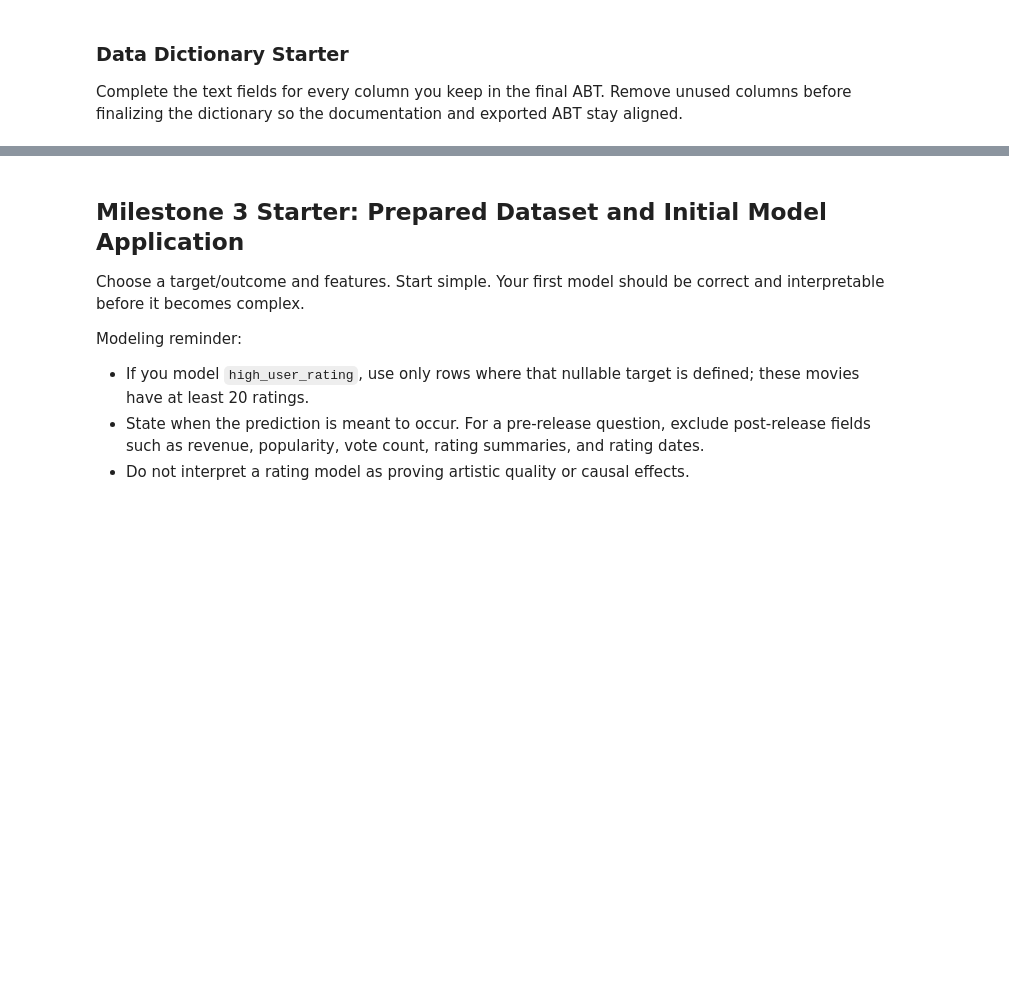
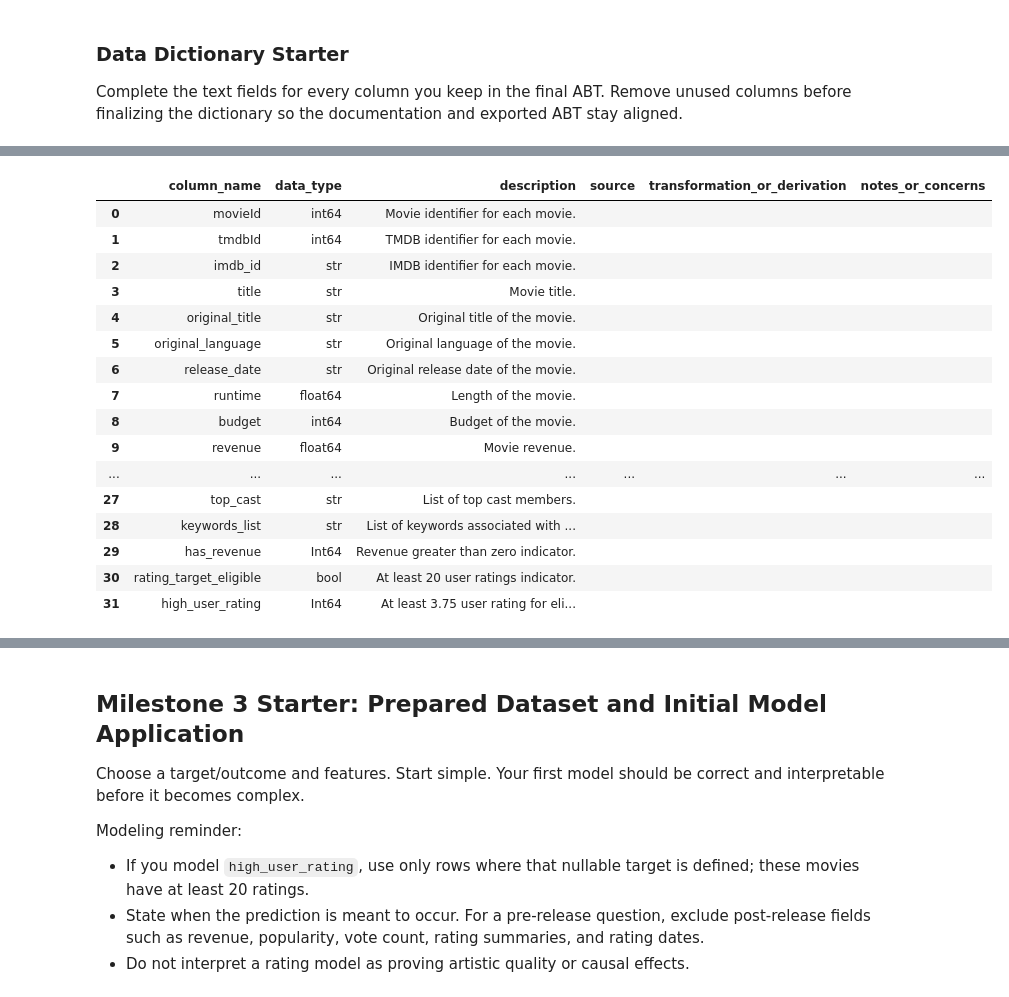
Before and after one commit to ovallemark/ban6003-project-option-1-movies, a Jupyter notebook: notebooks/movies_project_starter.ipynb, the cells around one changed output, grey strips where cells are left out. Drawn from its saved outputs; the diff is of its cells as text; code cells hidden in the pictures; blank space fills up the shorter version.

Commit message:
Project Milestone 2 data dictionary complete

```diff
--- a/notebooks/movies_project_starter.ipynb
+++ b/notebooks/movies_project_starter.ipynb
@@ -548,0 +571,55 @@ data_dictionary.head()
+# %%
+#description column
+
+data_dictionary.loc[data_dictionary["column_name"] == "movieId", "description"] = "Movie identifier for each movie."
+data_dictionary.loc[data_dictionary["column_name"] == "tmdbId", "description"] = "TMDB identifier for each movie."
+data_dictionary.loc[data_dictionary["column_name"] == "imdb_id", "description"] = "IMDB identifier for each movie."
+data_dictionary.loc[data_dictionary["column_name"] == "title", "description"] = "Movie title."
+data_dictionary.loc[data_dictionary["column_name"] == "original_title", "description"] = "Original title of the movie."
+data_dictionary.loc[data_dictionary["column_name"] == "original_language", "description"] = "Original language of the movie."
+data_dictionary.loc[data_dictionary["column_name"] == "release_date", "description"] = "Original release date of the movie."
+data_dictionary.loc[data_dictionary["column_name"] == "runtime", "description"] = "Length of the movie."
+data_dictionary.loc[data_dictionary["column_name"] == "budget", "description"] = "Budget of the movie."
+data_dictionary.loc[data_dictionary["column_name"] == "revenue", "description"] = "Movie revenue."
+data_dictionary.loc[data_dictionary["column_name"] == "popularity", "description"] = "Popularity score."
+data_dictionary.loc[data_dictionary["column_name"] == "vote_average", "description"] = "Average vote score."
+data_dictionary.loc[data_dictionary["column_name"] == "vote_count", "description"] = "Number of votes."
+data_dictionary.loc[data_dictionary["column_name"] == "genres", "description"] = "Movie genre."
+data_dictionary.loc[data_dictionary["column_name"] == "production_companies", "description"] = "Production companies of the movie."
+data_dictionary.loc[data_dictionary["column_name"] == "production_countries", "description"] = "Countries movie was produced."
+data_dictionary.loc[data_dictionary["column_name"] == "adult", "description"] = "Adult classification."
+data_dictionary.loc[data_dictionary["column_name"] == "status", "description"] = "Status of the movie."
+data_dictionary.loc[data_dictionary["column_name"] == "genres_list", "description"] = "Genres associated with the movie."
+data_dictionary.loc[data_dictionary["column_name"] == "primary_genre", "description"] = "Primary genre of the movie."
+data_dictionary.loc[data_dictionary["column_name"] == "release_year", "description"] = "Year movie was released."
+data_dictionary.loc[data_dictionary["column_name"] == "user_rating_mean", "description"] = "Average user rating of the movie."
+data_dictionary.loc[data_dictionary["column_name"] == "user_rating_count", "description"] = "Number of ratings of the movie."
+data_dictionary.loc[data_dictionary["column_name"] == "user_rating_std", "description"] = "Standard deviation of ratings."
+data_dictionary.loc[data_dictionary["column_name"] == "first_rating_date", "description"] = "Date of the first rating."
+data_dictionary.loc[data_dictionary["column_name"] == "last_rating_date", "description"] = "Date of the last rating."
+data_dictionary.loc[data_dictionary["column_name"] == "director", "description"] = "Director of the movie."
+data_dictionary.loc[data_dictionary["column_name"] == "top_cast", "description"] = "List of top cast members."
+data_dictionary.loc[data_dictionary["column_name"] == "keywords_list", "description"] = "List of keywords associated with the movie."
+data_dictionary.loc[data_dictionary["column_name"] == "has_revenue", "description"] = "Revenue greater than zero indicator."
+data_dictionary.loc[data_dictionary["column_name"] == "rating_target_eligible", "description"] = "At least 20 user ratings indicator."
+data_dictionary.loc[data_dictionary["column_name"] == "high_user_rating", "description"] = "At least 3.75 user rating for eligible movies."
+
+display(data_dictionary)
+# %% [output]
+|  | column_name | data_type | description | source | transformation_or_derivation | notes_or_concerns |
+| 0 | movieId | int64 | Movie identifier for each movie. |  |  |  |
+| 1 | tmdbId | int64 | TMDB identifier for each movie. |  |  |  |
+| 2 | imdb_id | str | IMDB identifier for each movie. |  |  |  |
+| 3 | title | str | Movie title. |  |  |  |
+| 4 | original_title | str | Original title of the movie. |  |  |  |
+| 5 | original_language | str | Original language of the movie. |  |  |  |
+| 6 | release_date | str | Original release date of the movie. |  |  |  |
+| 7 | runtime | float64 | Length of the movie. |  |  |  |
+| 8 | budget | int64 | Budget of the movie. |  |  |  |
+| 9 | revenue | float64 | Movie revenue. |  |  |  |
+| ... | ... | ... | ... | ... | ... | ... |
+| 27 | top_cast | str | List of top cast members. |  |  |  |
+| 28 | keywords_list | str | List of keywords associated with ... |  |  |  |
+| 29 | has_revenue | Int64 | Revenue greater than zero indicator. |  |  |  |
+| 30 | rating_target_eligible | bool | At least 20 user ratings indicator. |  |  |  |
+| 31 | high_user_rating | Int64 | At least 3.75 user rating for eli... |  |  |  |
```
Also changed, not shown: parts of 6 cells of this notebook.
